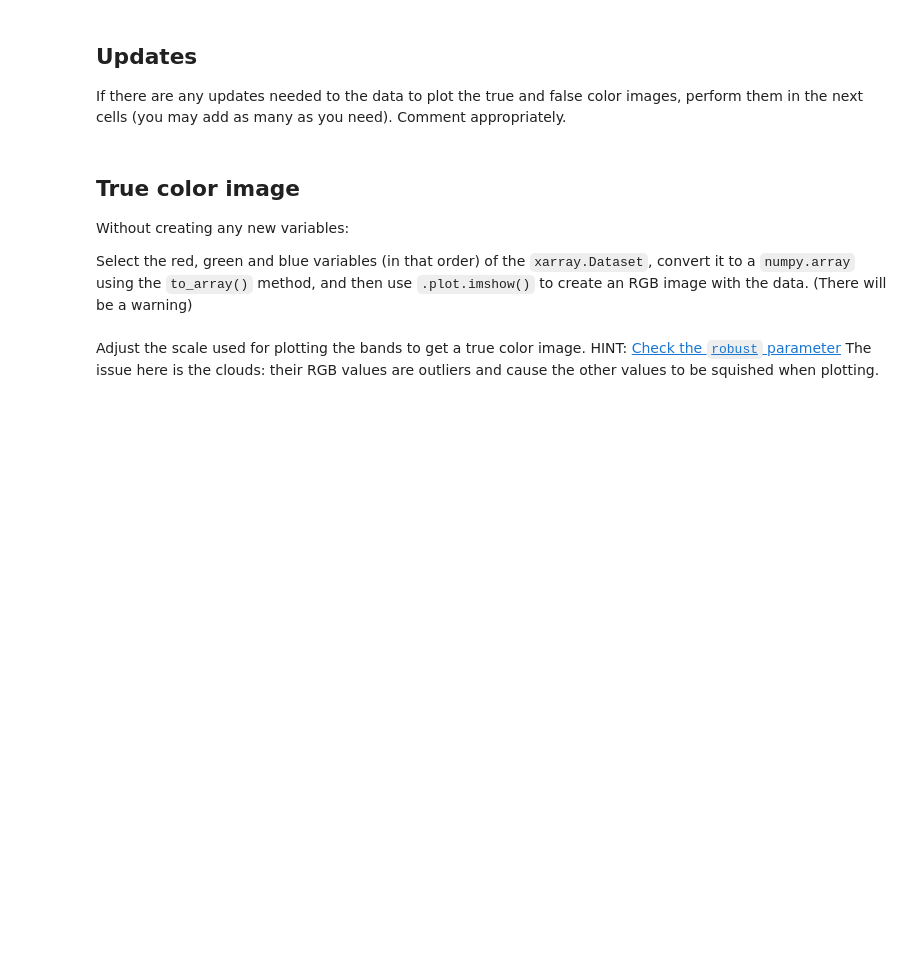
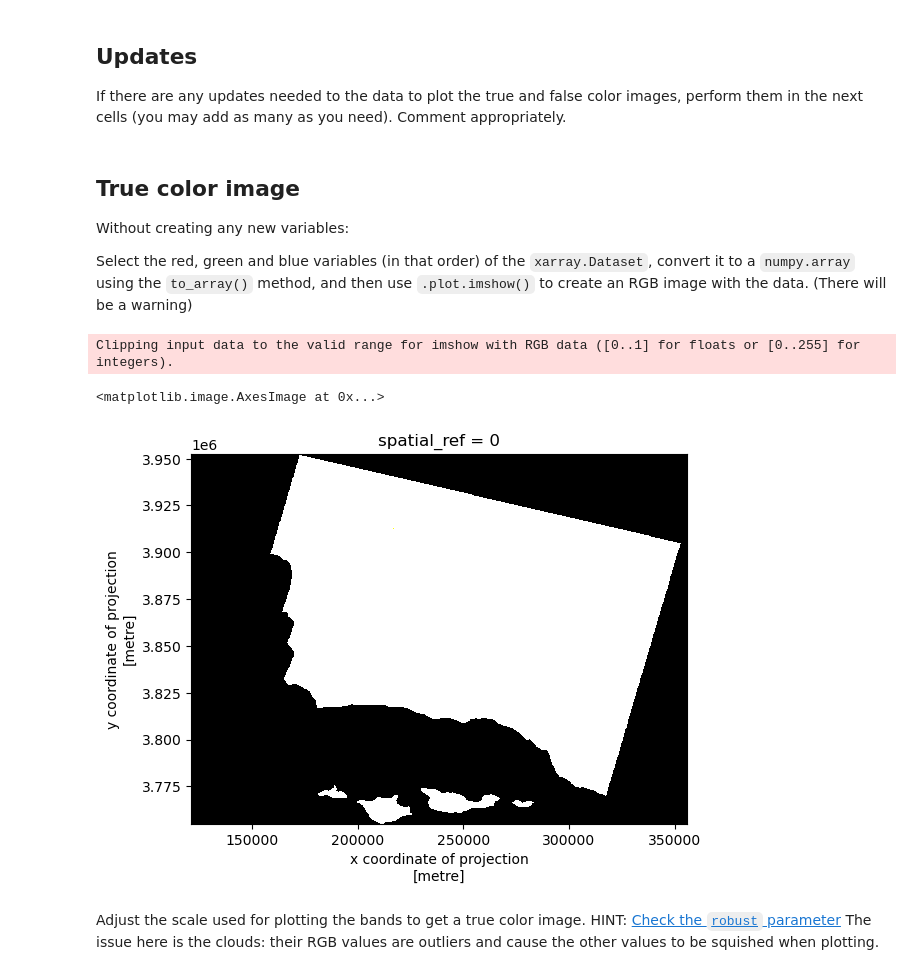
Before and after one commit to fletcher-m/eds220-hwk-4, a Jupyter notebook: hwk4-task2-false-color.ipynb, the cells around one changed output. Drawn from its saved outputs; the diff is of its cells as text; code cells hidden in the pictures; blank space fills up the shorter version.

```diff
--- a/hwk4-task2-false-color.ipynb
+++ b/hwk4-task2-false-color.ipynb
@@ -69,4 +69,5 @@ from scipy.io import netcdf
 # %% [markdown]
 ## Import data
 # %%
-bands = xr.open_dataset("data/landsat8-2018-01-26-sb-simplified.nc")
+bands = rioxr.open_rasterio("data/landsat8-2018-01-26-sb-simplified.nc")
+fire = gpd.read_file("data/california_fire_perimeters_2017/California_Fire_Perimeters_2017.shp")
@@ -86,7 +85,9 @@ Use the next cell(s) to perform relevant explorations of these datasets.
 If there are any updates needed to the data to plot the true and false color images, perform them in the next cells (you may add as many as you need).
 Comment appropriately.
 # %%
-# your code here
+# remove the band dimension
+bands = bands.squeeze()
+bands = bands.drop('band')
 # %% [markdown]
 ## True color image
 
@@ -94,7 +95,11 @@ Without creating any new variables:
 
 Select the red, green and blue variables (in that order) of the `xarray.Dataset`, convert it to a `numpy.array` using the `to_array()` method, and then use `.plot.imshow()` to create an RGB image with the data. (There will be a warning)
 # %%
-# your code here
+bands[['red', 'green', 'blue']].to_array().plot.imshow()
+# %% [output]
+Clipping input data to the valid range for imshow with RGB data ([0..1] for floats or [0..255] for integers).
+<matplotlib.image.AxesImage at 0x...>
+[figure, added]
 # %% [markdown]
 Adjust the scale used for plotting the bands to get a true color image.
 HINT: [Check the `robust` parameter](https://matplotlib.org/stable/api/_as_gen/matplotlib.pyplot.imshow.html)
```
Also changed, not shown: parts of 6 cells of this notebook.
